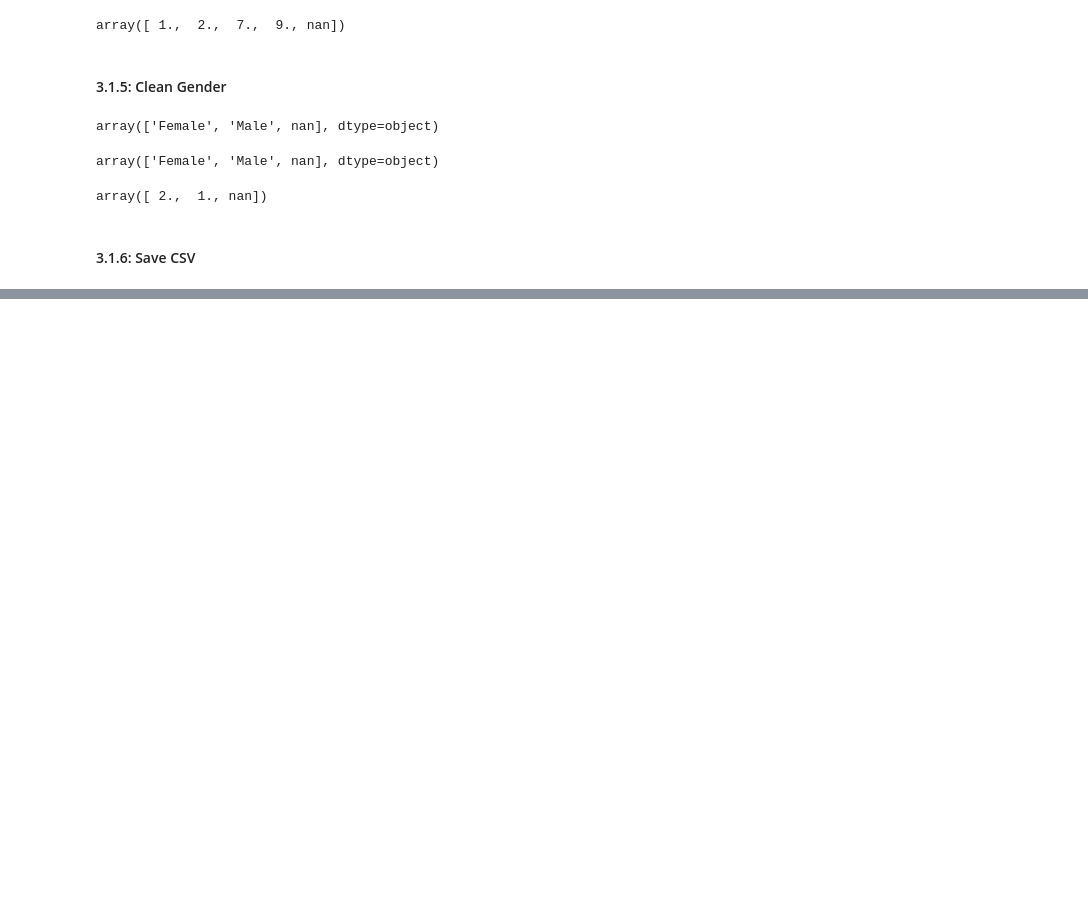
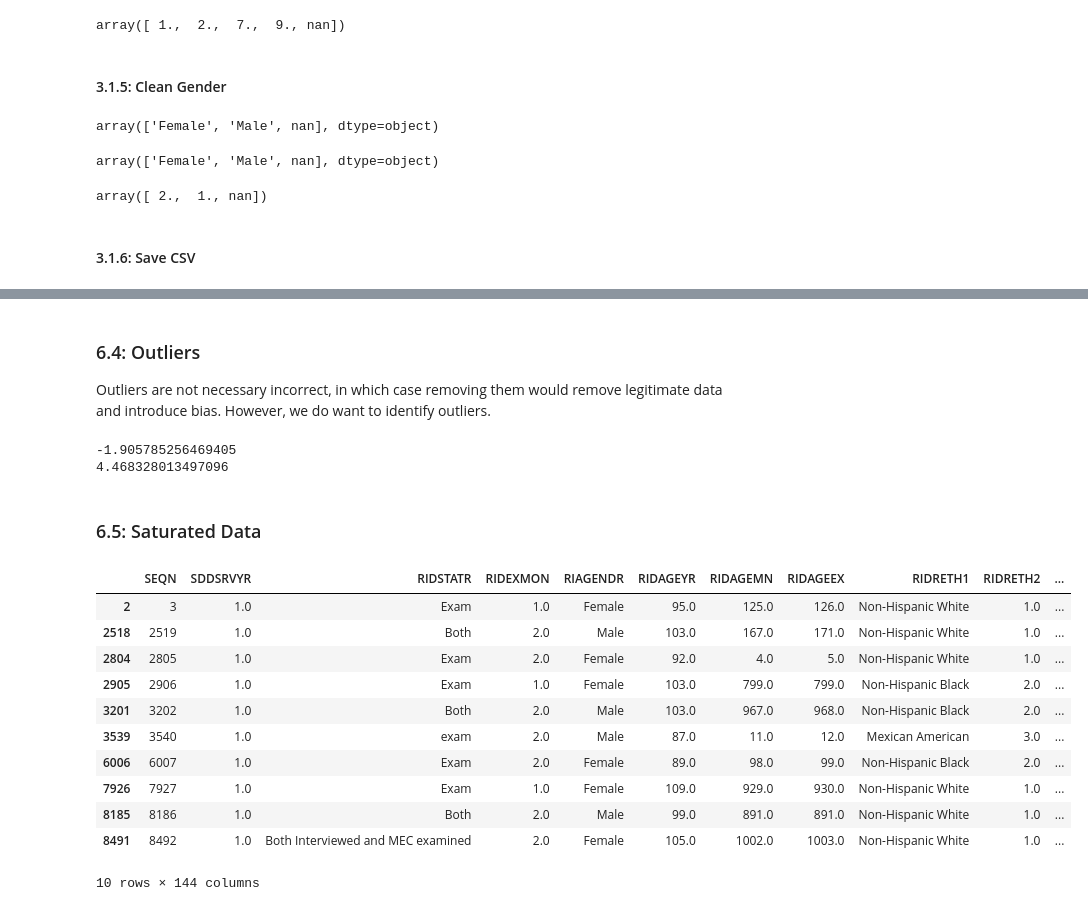
Before and after one commit to Crossroadsman/python-notes, a Jupyter notebook: libraries/pandas/Data Cleaning, Preparation.ipynb, the cells around one changed output, grey strips where cells are left out. Saved outputs shown, nothing was run; the diff lists cells and outputs as text; code cells hidden in the pictures; blank space fills up the shorter version.

Commit message:
Complete data cleaning and preparation notebook

```diff
--- a/libraries/pandas/Data Cleaning, Preparation.ipynb
+++ b/libraries/pandas/Data Cleaning, Preparation.ipynb
@@ -301,0 +520,7 @@ array([ 2.,  1., nan])
+# %%
+# Some entries might be identical but missing different values. In this case, the
+# drop_duplicates method won't find these duplicates. We first need to combine the values
+# from the incomplete duplicates to make complete records and then remove duplicates
+import itertools
+duplicate_ids = demographics.loc[duplicates_mask, 'SEQN'].unique()
+duplicate_ids
@@ -301,0 +545,23 @@ array([ 2.,  1., nan])
+# %%
+# Note this method is VERY slow and inefficient
+
+# iterate through every id that has duplicates
+for duplicate_id in duplicate_ids:
+    # get an array of all the row indices with the current id
+    duplicate_rows = np.where(demographics['SEQN'] == duplicate_id)[0]  # the array is the first element in a tuple
+
+    # create a cartesian product of all the duplicated rows, and fill the data pairwise
+    # e.g., suppose we had three duplicates: A, B, C; `itertools.product` would create the
+    # cartesian product: [(A, A), (A, B), (A, C), (B, A), (B, B), (B, C), (C, A), (C, B), (C, C)]
+    # (observe that every duplicate gets compared with every other duplicate)
+    for (left, right) in itertools.product(duplicate_rows, repeat=2):
+
+        # For every na value in the left row, replace with the corresponding value from the right row
+        demographics.iloc[left,:] = demographics.iloc[left,:].fillna(demographics.iloc[right,:])
+# %%
+demographics.drop_duplicates(inplace=True)
+
+# Check how many duplicates remain:
+duplicates_mask = demographics['SEQN'].duplicated(keep=False)
+print(f'Number of duplicated rows: {len(demographics.loc[duplicates_mask,:])}')
+demographics.loc[duplicates_mask,:].sort_values('SEQN').head()
@@ -301,0 +577,7 @@ array([ 2.,  1., nan])
+# %%
+# The remaining duplicates have conflicting values, for example `SEQN` 60 has two different
+# values for `RIDEXMON`.
+# Since we have no way of ascertaining which of the duplicated values is the correct one, the
+# safest thing is to drop all records with conflicting values:
+duplicates_mask = demographics['SEQN'].duplicated(keep=False)
+demographics = demographics.loc[~duplicates_mask,:]
@@ -301,0 +761,43 @@ array([ 2.,  1., nan])
+# %% [markdown]
+<a id="6.4"> </a>
+### 6.4: Outliers ###
+
+Outliers are not necessary incorrect, in which case removing them would remove legitimate data and introduce bias. However, we do want to identify outliers.
+# %%
+# Let's find the z-score (# standard deviations from the mean) of the lowest and highest values
+mean_wt = np.nanmean(bodymeasures.BMXWT)
+std_wt = np.nanstd(bodymeasures.BMXWT)
+min_wt = np.nanmin(bodymeasures.BMXWT)
+max_wt = np.nanmax(bodymeasures.BMXWT)
+
+low_wt_zscore = (min_wt - mean_wt) / std_wt
+high_wt_zscore = (max_wt - mean_wt) / std_wt
+
+print( low_wt_zscore )
+print( high_wt_zscore )
+# %% [output]
+-1.905785256469405
+4.468328013497096
+# %% [markdown]
+<a id="6.5"> </a>
+### 6.5: Saturated Data ###
+# %%
+# We know from the codebook that ages 85 and over are topcoded at 85
+# Thus any value > 85 is incorrect, and any value == 85 is saturated
+max_age = np.nanmax(demographics.RIDAGEYR)
+
+age_mask = demographics.RIDAGEYR > 85
+demographics[age_mask]
+# %% [output]
+|  | SEQN | SDDSRVYR | RIDSTATR | RIDEXMON | RIAGENDR | RIDAGEYR | RIDAGEMN | RIDAGEEX | RIDRETH1 | RIDRETH2 | ... |
+| 2 | 3 | 1.0 | Exam | 1.0 | Female | 95.0 | 125.0 | 126.0 | Non-Hispanic White | 1.0 | ... |
+| 2518 | 2519 | 1.0 | Both | 2.0 | Male | 103.0 | 167.0 | 171.0 | Non-Hispanic White | 1.0 | ... |
+| 2804 | 2805 | 1.0 | Exam | 2.0 | Female | 92.0 | 4.0 | 5.0 | Non-Hispanic White | 1.0 | ... |
+| 2905 | 2906 | 1.0 | Exam | 1.0 | Female | 103.0 | 799.0 | 799.0 | Non-Hispanic Black | 2.0 | ... |
+| 3201 | 3202 | 1.0 | Both | 2.0 | Male | 103.0 | 967.0 | 968.0 | Non-Hispanic Black | 2.0 | ... |
+| 3539 | 3540 | 1.0 | exam | 2.0 | Male | 87.0 | 11.0 | 12.0 | Mexican American | 3.0 | ... |
+| 6006 | 6007 | 1.0 | Exam | 2.0 | Female | 89.0 | 98.0 | 99.0 | Non-Hispanic Black | 2.0 | ... |
+| 7926 | 7927 | 1.0 | Exam | 1.0 | Female | 109.0 | 929.0 | 930.0 | Non-Hispanic White | 1.0 | ... |
+| 8185 | 8186 | 1.0 | Both | 2.0 | Male | 99.0 | 891.0 | 891.0 | Non-Hispanic White | 1.0 | ... |
+| 8491 | 8492 | 1.0 | Both Interviewed and MEC examined | 2.0 | Female | 105.0 | 1002.0 | 1003.0 | Non-Hispanic White | 1.0 | ... |
+10 rows × 144 columns
```
Also changed, not shown: parts of 63 cells of this notebook, 2 other files.
